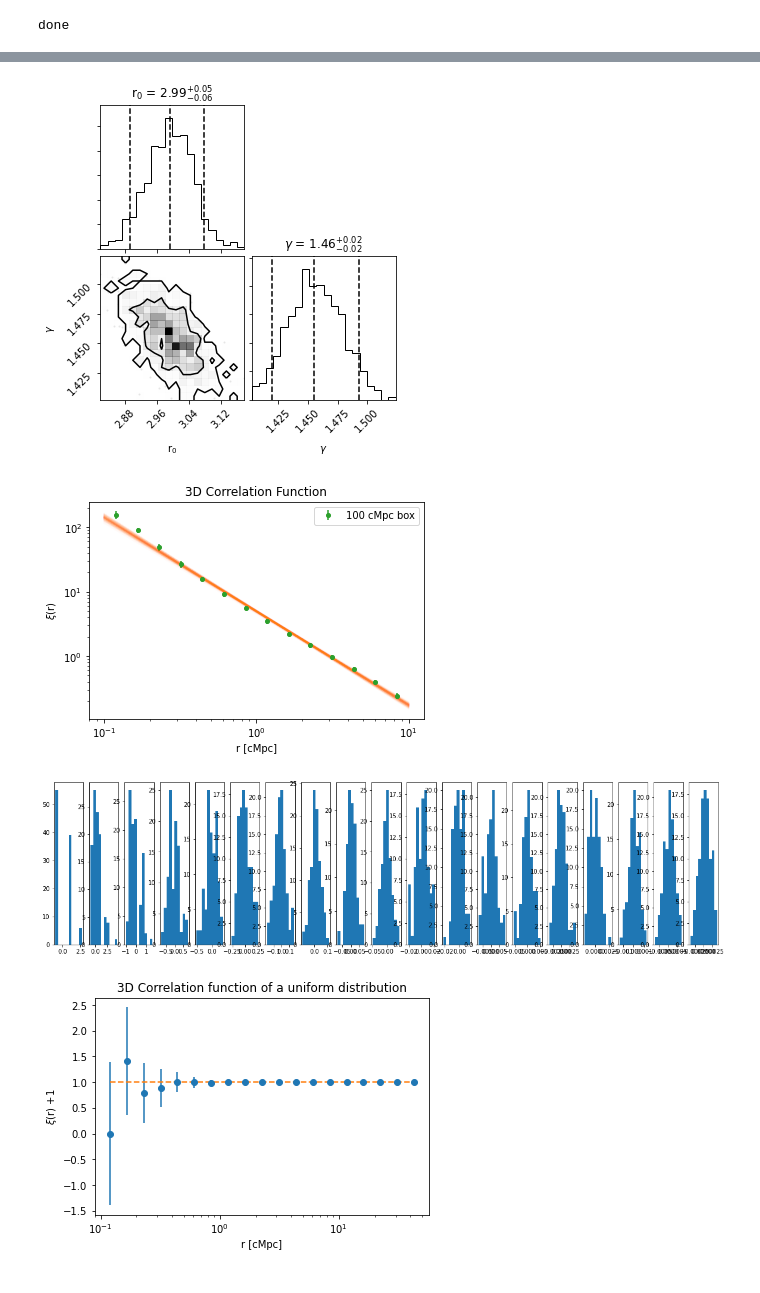
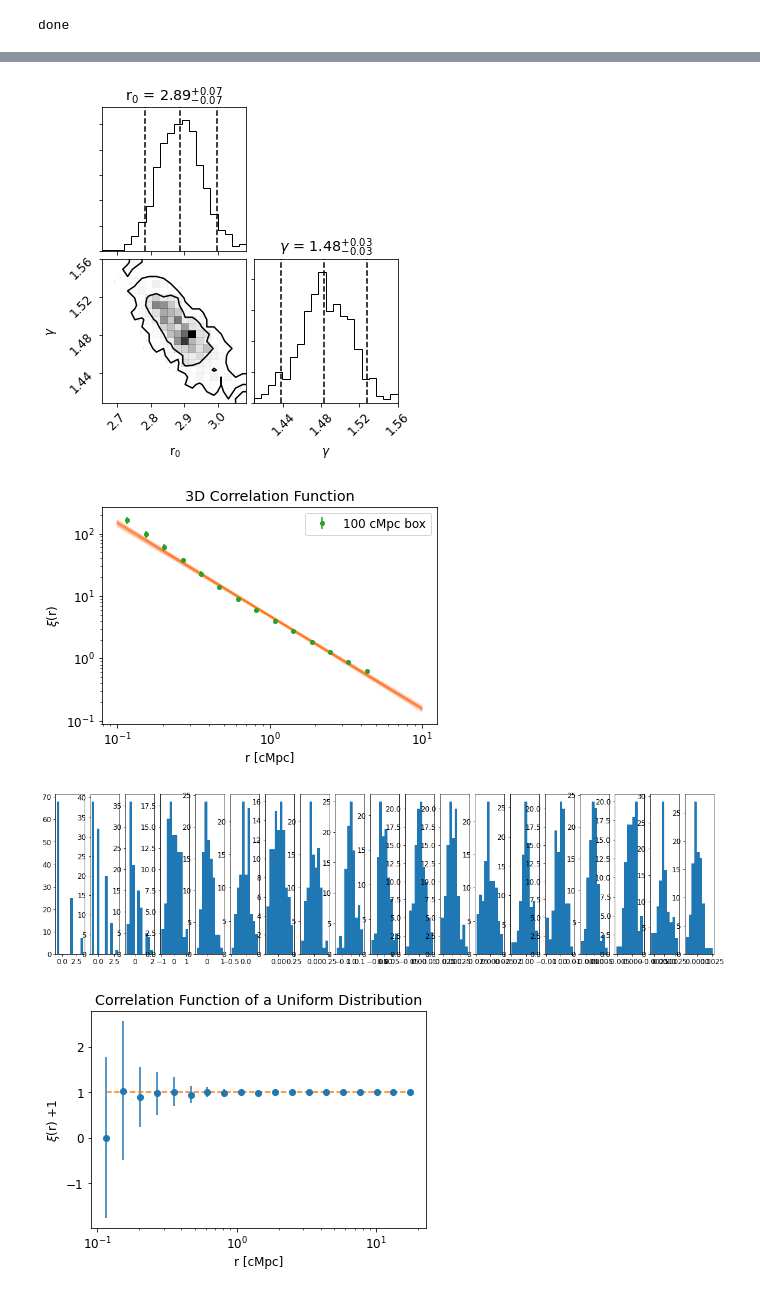
Before and after one commit to giuliapru/Lya_emitters, a Jupyter notebook: corr_func_sim.ipynb, the cells around one changed output, grey strips where cells are left out. Drawn from its saved outputs; the diff is of its cells as text; code cells hidden in the pictures.

```diff
--- a/corr_func_sim.ipynb
+++ b/corr_func_sim.ipynb
@@ -7,6 +7,11 @@ from astropy.cosmology import Planck15 as cosmo
 from astropy.cosmology import FlatLambdaCDM, z_at_value
 import astropy.units as u
 import scipy.constants as const
+import matplotlib as mpl
+
+mpl.rcParams["font.family"] = "serif"
+mpl.rcParams["font.serif"] = ["Times New Roman"]
+mpl.rcParams["font.size"] = 12
 
 #cosmological parameters from simulation
 myfile1='/cosma7/data/Eagle/ScienceRuns/Planck1/L0100N1504/PE/REFERENCE/data/groups_012_z003p017/eagle_subfind_tab_012_z003p017.0.hdf5'
@@ -193,11 +198,11 @@ def proj_corr_func(Nrand, bins, Pos, lim_inf, lim_sup, verb):
 # %%
 #defining the bins
 #bins = np.array([0.05, 0.1, 0.15, 0.2, 0.3, 0.5, 0.75, 1, 1.25, 1.5]) #[cMpc]
-bins = np.logspace(np.log10(0.1), np.log10(10), 20)
+bins = np.logspace(np.log10(0.1), np.log10(20), 20)
 # %%
 #evaluating the correlation function
 #bins_cen40, xi40, err_xi40 = corr_func(500, bins, Pos_Mpc_corr, 30, 70)
-N_boot = 20
+N_boot = 100
 
 
 xi100 = np.zeros((N_boot, len(bins)-1))
@@ -360,7 +367,7 @@ import corner
 fig = corner.corner(chains_flat, levels=[0.68, 0.95] , quantiles=(0.05, 0.5, 0.95), labels=[r'r$_0$', r'$\gamma$'],
                     title_quantiles=(0.05, 0.5, 0.95), show_titles=True)
 # %% [output]
-[figure, old version]
+[figure, new version]
 # %%
 #plt.figure(figsize=(6,5))
 plt.errorbar(bins_cen100[:-5], med_xi100[:-5], sigma_xi100[:-5], ls='', color='tab:green', marker = 'o', markersize=4,label='100 cMpc box')
@@ -381,7 +388,7 @@ plt.title('3D Correlation Function')
 
 plt.savefig('corr_mcmcfit.pdf', format='pdf')
 # %% [output]
-[figure, old version]
+[figure, new version]
 # %%
 #test with a uniform distiribution
 
@@ -394,22 +401,22 @@ fig, ax = plt.subplots(1,len(bins)-1, figsize=(20,5))
 for i,j in enumerate(ax):
     j.hist(xi_uni[:,i], bins=10)
 # %% [output]
-[figure, old version]
+[figure, new version]
 # %%
 sigma_xiuni = 0.7413*(np.percentile(xi_uni, 75, axis=0) - np.percentile(xi_uni, 25, axis=0))
 plt.errorbar(bins_uni, np.median(xi_uni, axis=0)+1, sigma_xiuni, linestyle='', marker='o')
 #print(xi_uni+1)
 #print(np.min(pos_uni), np.max(pos_uni))
 plt.xscale('log')
 #plt.yscale('log')
 #plt.ylim(0.3, 10)
 
 xxx = np.linspace(bins_uni[0], bins_uni[-1], 2)
 plt.plot(xxx, xxx*0+1, ls='--')
 #plt.ylim(0.9,1.1)
-plt.title('3D Correlation function of a uniform distribution')
+plt.title('Correlation Function of a Uniform Distribution')
 plt.xlabel('r [cMpc]')
 plt.ylabel(r'$\xi$(r) +1')
 plt.savefig('3D_corr_uniform.pdf', format='pdf')
 # %% [output]
-[figure, old version]
+[figure, new version]
```
Also changed, not shown: parts of 6 cells of this notebook, 14 other files.
